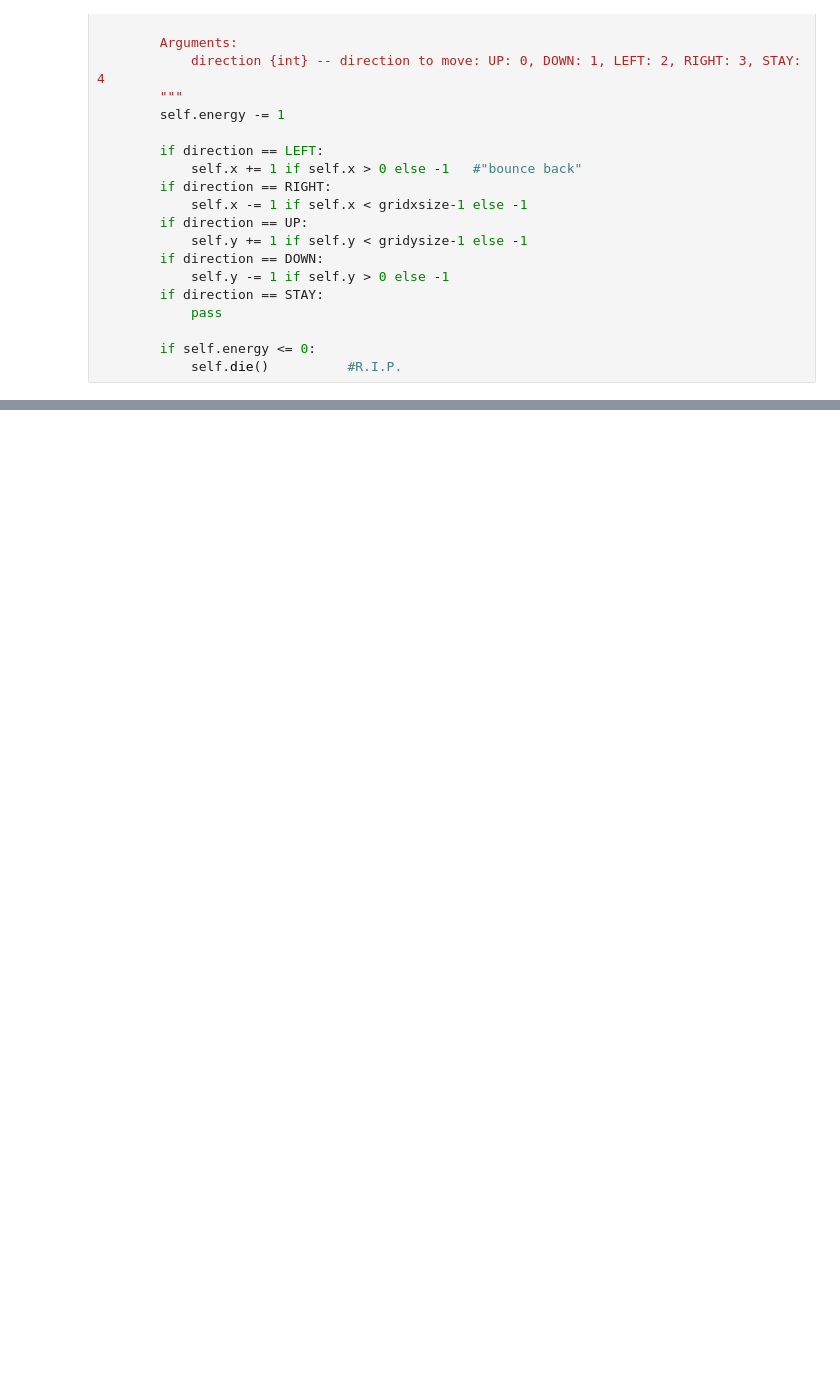
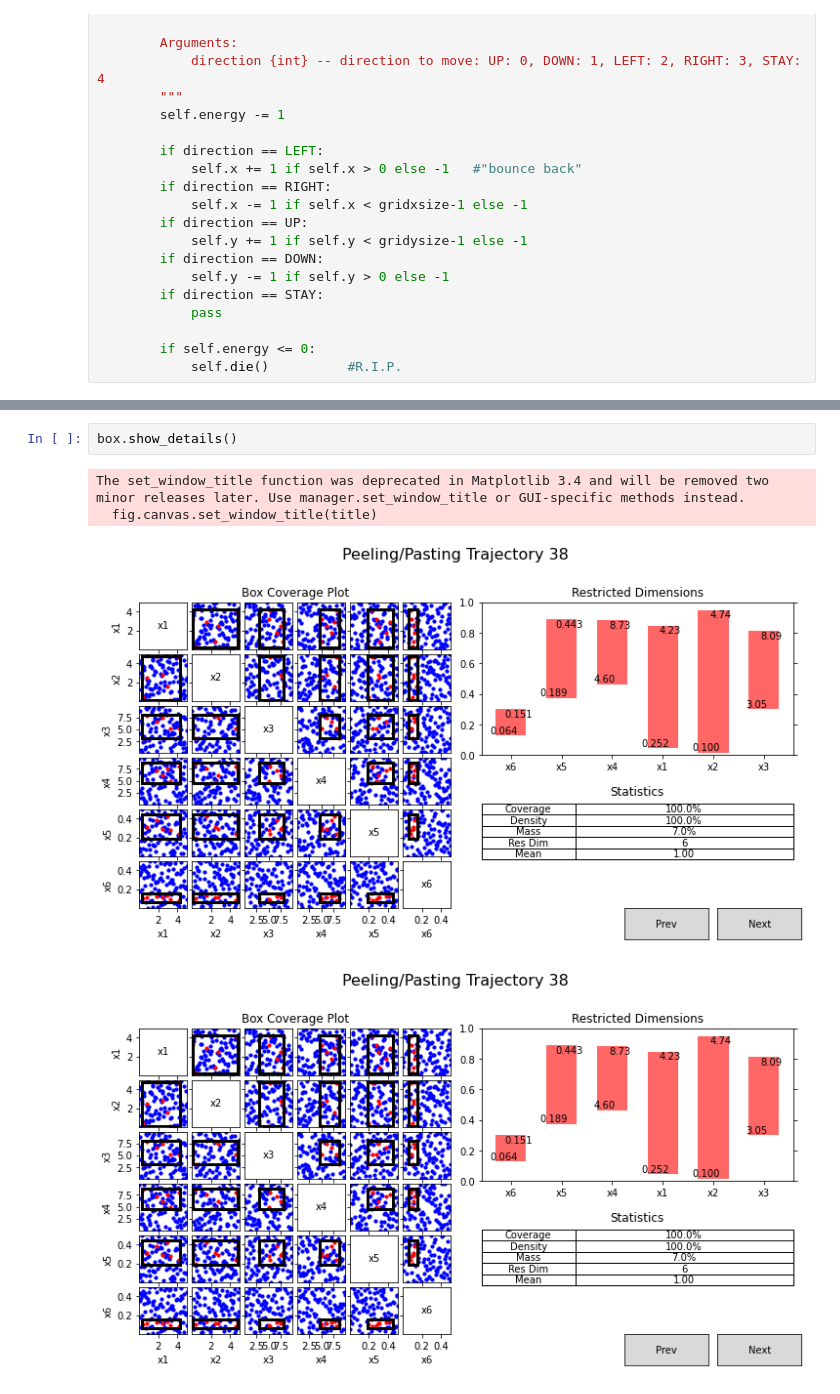
Before and after one commit to pfoytik/predatorPrey_senDisc, a Jupyter notebook: p_p.ipynb, the cells around one changed output, grey strips where cells are left out. Drawn from its saved outputs; the diff is of its cells as text; blank space fills up the shorter version.

```diff
--- a/p_p.ipynb
+++ b/p_p.ipynb
@@ -240,0 +615,7 @@ plt.show()
+# %%
+box.show_details()
+# %% [output]
+The set_window_title function was deprecated in Matplotlib 3.4 and will be removed two minor releases later. Use manager.set_window_title or GUI-specific methods instead.
+  fig.canvas.set_window_title(title)
+[figure, added]
+[figure, added]
```
Also changed, not shown: parts of 39 cells of this notebook, 10 other files.
